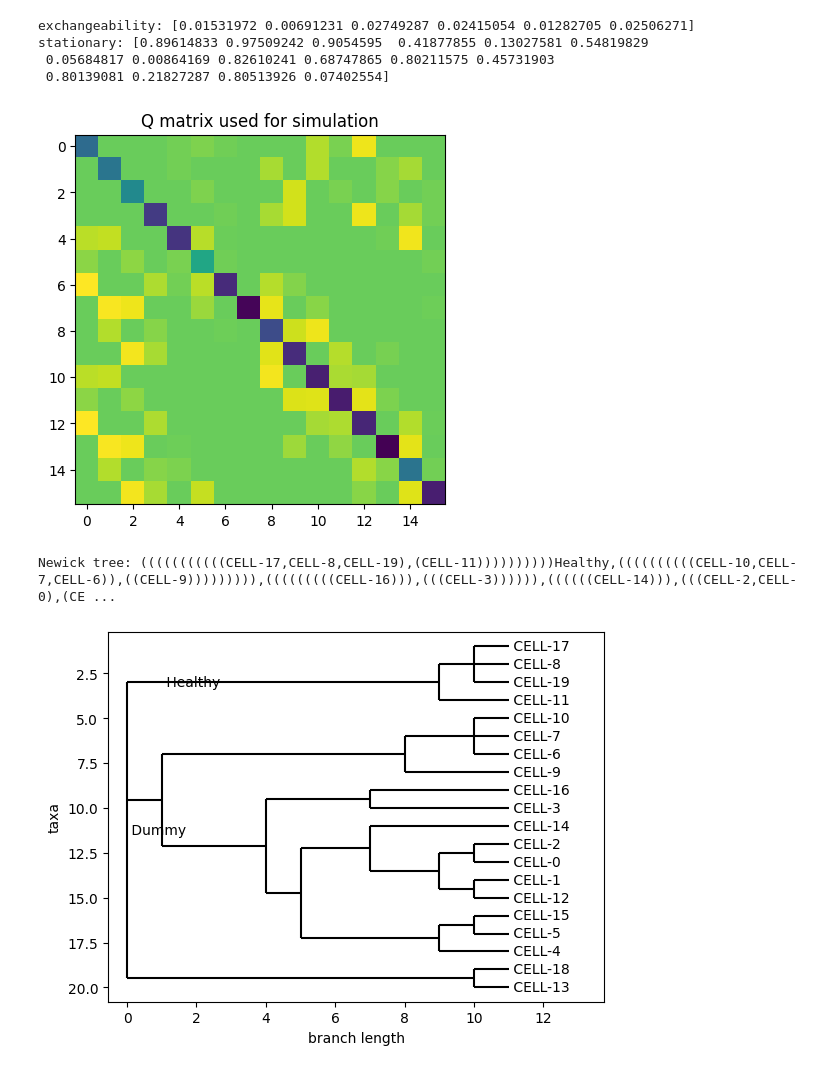
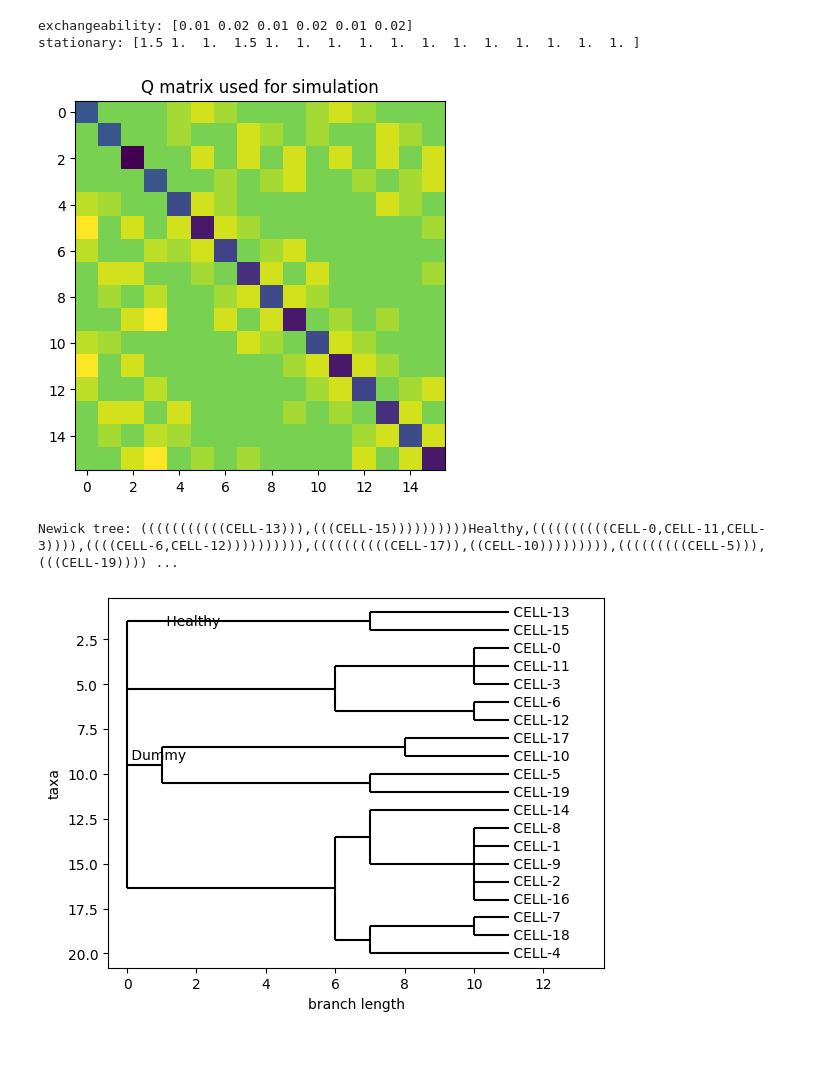
Before and after one commit to axchen7/phylo, a Jupyter notebook: simulate.ipynb, the cells around one changed output. Drawn from its saved outputs; the diff is of its cells as text; code cells hidden in the pictures.

```diff
--- a/simulate.ipynb
+++ b/simulate.ipynb
@@ -196,34 +196,37 @@ class Simulate_GT16:
             for cell in [self.healthy_cell] + self.leaf_cells:
                 f.write(f"{cell.name}    {cell.get_phy_value()}\n")
 # %%
-exchangeability = np.random.uniform(0, 0.03, 6)
-stationary = np.random.uniform(0, 1, 16)
+# exchangeability = np.random.uniform(0, 0.03, 6)
+# stationary = np.random.uniform(0, 1, 16)
+exchangeability = np.array([0.01, 0.02] * 3)
+stationary = np.ones(16)
+stationary[0] = 1.5
+stationary[3] = 1.5
+
 N = 500
 
 print(f"exchangeability: {exchangeability}")
 print(f"stationary: {stationary}")
 
 dot_phy_path = "./data/cellphy_simulated_set.phy"
 
 simulation = Simulate_GT16(exchangeability, stationary, N)
 
 print(f"Newick tree: {simulation.newick_tree}")
 
 tree = Phylo.read(io.StringIO(str(simulation.newick_tree)), "newick")
 Phylo.draw(tree)
 plt.show()
 
 simulation.save_to_dot_phy(dot_phy_path)
 print(f"Saved to {dot_phy_path}")
 
 for cell in [simulation.healthy_cell] + simulation.leaf_cells:
     print(cell.get_human_readable_value())
 # %% [output]
-exchangeability: [0.01531972 0.00691231 0.02749287 0.02415054 0.01282705 0.02506271]
-stationary: [0.89614833 0.97509242 0.9054595  0.41877855 0.13027581 0.54819829
- 0.05684817 0.00864169 0.82610241 0.68747865 0.80211575 0.45731903
- 0.80139081 0.21827287 0.80513926 0.07402554]
+exchangeability: [0.01 0.02 0.01 0.02 0.01 0.02]
+stationary: [1.5 1.  1.  1.5 1.  1.  1.  1.  1.  1.  1.  1.  1.  1.  1.  1. ]
-[figure, old version]
+[figure, new version]
-Newick tree: (((((((((((CELL-17,CELL-8,CELL-19),(CELL-11))))))))))Healthy,((((((((((CELL-10,CELL-7,CELL-6)),((CELL-9))))))))),(((((((((CELL-16))),(((CELL-3)))))),((((((CELL-14))),(((CELL-2,CELL-0),(CE ...
+Newick tree: (((((((((((CELL-13))),(((CELL-15))))))))))Healthy,((((((((((CELL-0,CELL-11,CELL-3)))),((((CELL-6,CELL-12)))))))))),((((((((((CELL-17)),((CELL-10))))))))),(((((((((CELL-5))),(((CELL-19)))) ...
-[figure, old version]
+[figure, new version]
 Saved to ./data/cellphy_simulated_set.phy
```
Also changed, not shown: parts of 1 cell of this notebook, 1 other file.
